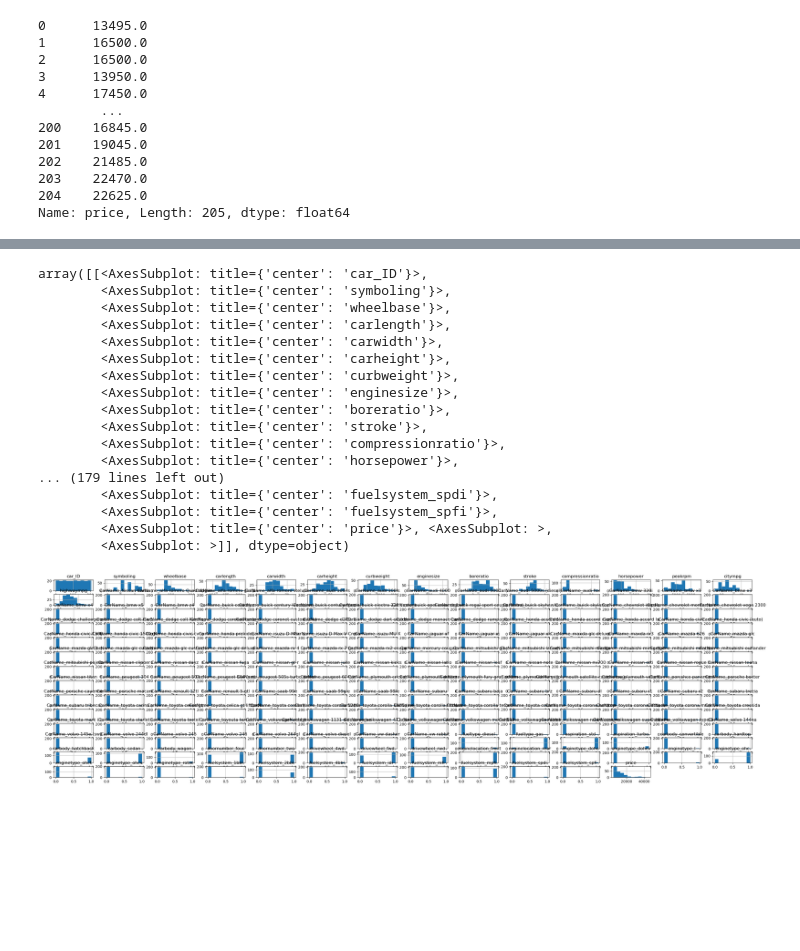
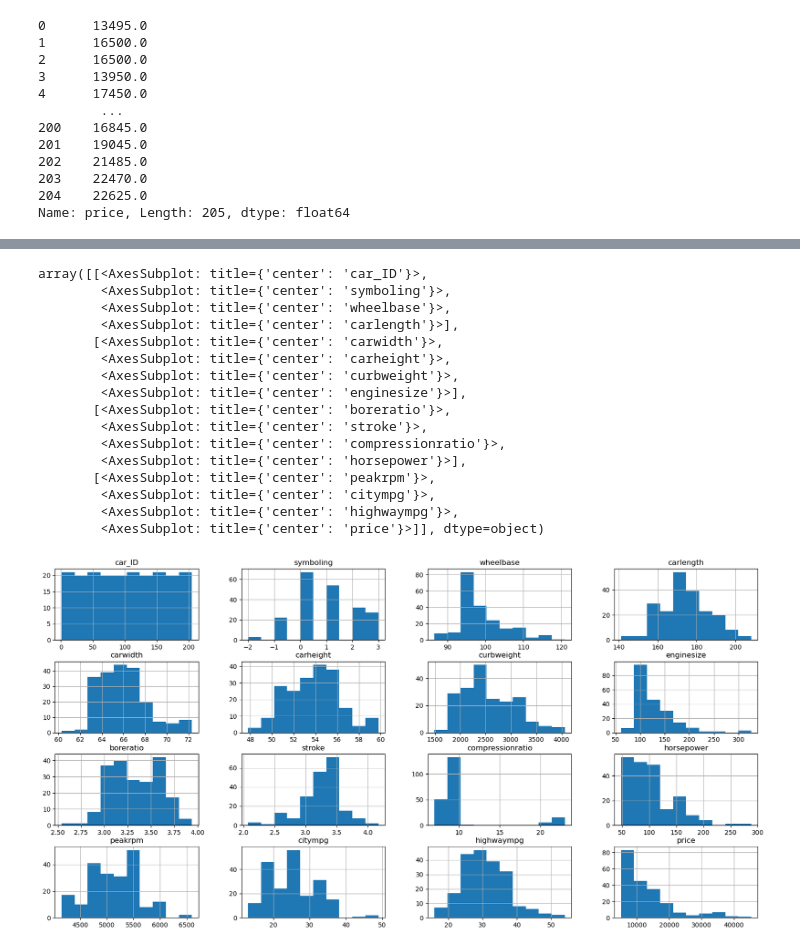
Before and after one commit to sauravbhusal/LINEAR_REGRESSION_FROM_SCRATCH, a Jupyter notebook: multivariate_linear_regression/multivariate_linear_regression.ipynb, the cells around one changed output, grey strips where cells are left out. Cells and saved outputs as stored; diff of their text form; code cells hidden in the pictures; blank space fills up the shorter version.

Commit message:
solved the issue of multiple classes by analysing data before splitting

```diff
--- a/multivariate_linear_regression/multivariate_linear_regression.ipynb
+++ b/multivariate_linear_regression/multivariate_linear_regression.ipynb
@@ -101,21 +105,20 @@ train_data.corr()
 # %%
-train_data.hist(figsize = (35,10))
+train_data.hist(figsize = (20,10))
 # %% [output]
 array([[<AxesSubplot: title={'center': 'car_ID'}>,
         <AxesSubplot: title={'center': 'symboling'}>,
         <AxesSubplot: title={'center': 'wheelbase'}>,
-        <AxesSubplot: title={'center': 'carlength'}>,
-        <AxesSubplot: title={'center': 'carwidth'}>,
+        <AxesSubplot: title={'center': 'carlength'}>],
+       [<AxesSubplot: title={'center': 'carwidth'}>,
         <AxesSubplot: title={'center': 'carheight'}>,
         <AxesSubplot: title={'center': 'curbweight'}>,
-        <AxesSubplot: title={'center': 'enginesize'}>,
-        <AxesSubplot: title={'center': 'boreratio'}>,
+        <AxesSubplot: title={'center': 'enginesize'}>],
+       [<AxesSubplot: title={'center': 'boreratio'}>,
         <AxesSubplot: title={'center': 'stroke'}>,
         <AxesSubplot: title={'center': 'compressionratio'}>,
-        <AxesSubplot: title={'center': 'horsepower'}>,
-... (179 lines left out)
-        <AxesSubplot: title={'center': 'fuelsystem_spdi'}>,
-        <AxesSubplot: title={'center': 'fuelsystem_spfi'}>,
-        <AxesSubplot: title={'center': 'price'}>, <AxesSubplot: >,
-        <AxesSubplot: >]], dtype=object)
+        <AxesSubplot: title={'center': 'horsepower'}>],
+       [<AxesSubplot: title={'center': 'peakrpm'}>,
+        <AxesSubplot: title={'center': 'citympg'}>,
+        <AxesSubplot: title={'center': 'highwaympg'}>,
+        <AxesSubplot: title={'center': 'price'}>]], dtype=object)
-[figure, old version]
+[figure, new version]
```
Also changed, not shown: parts of 6 cells of this notebook.
